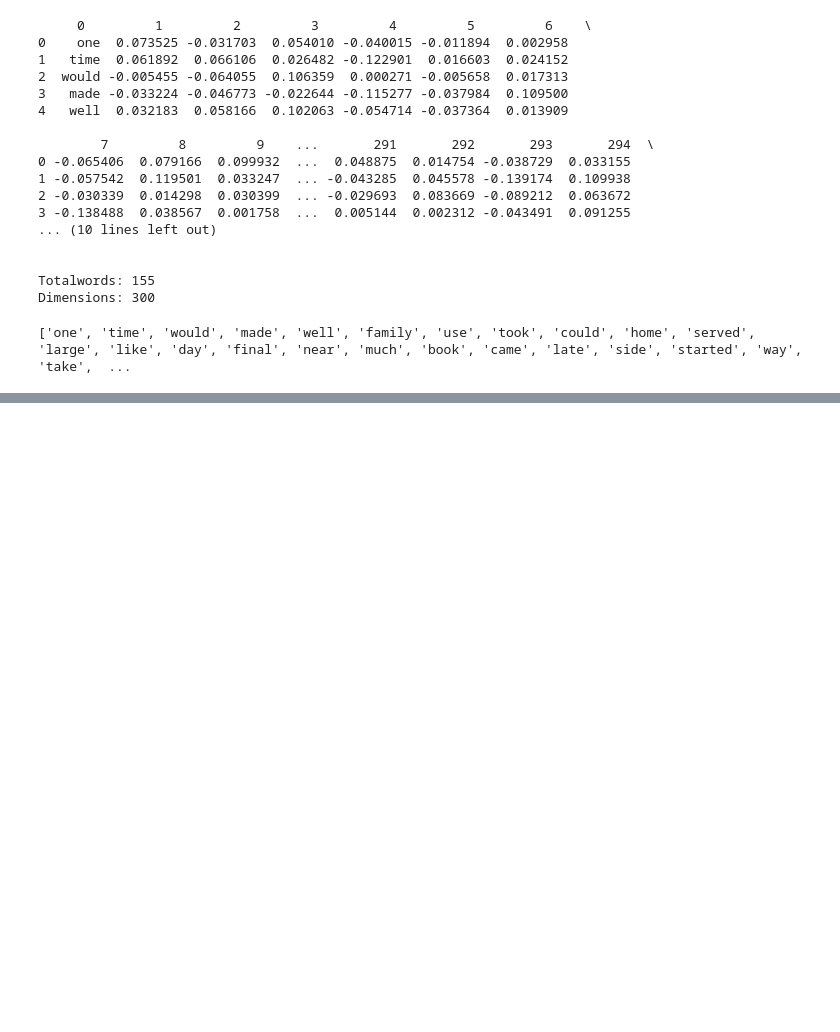
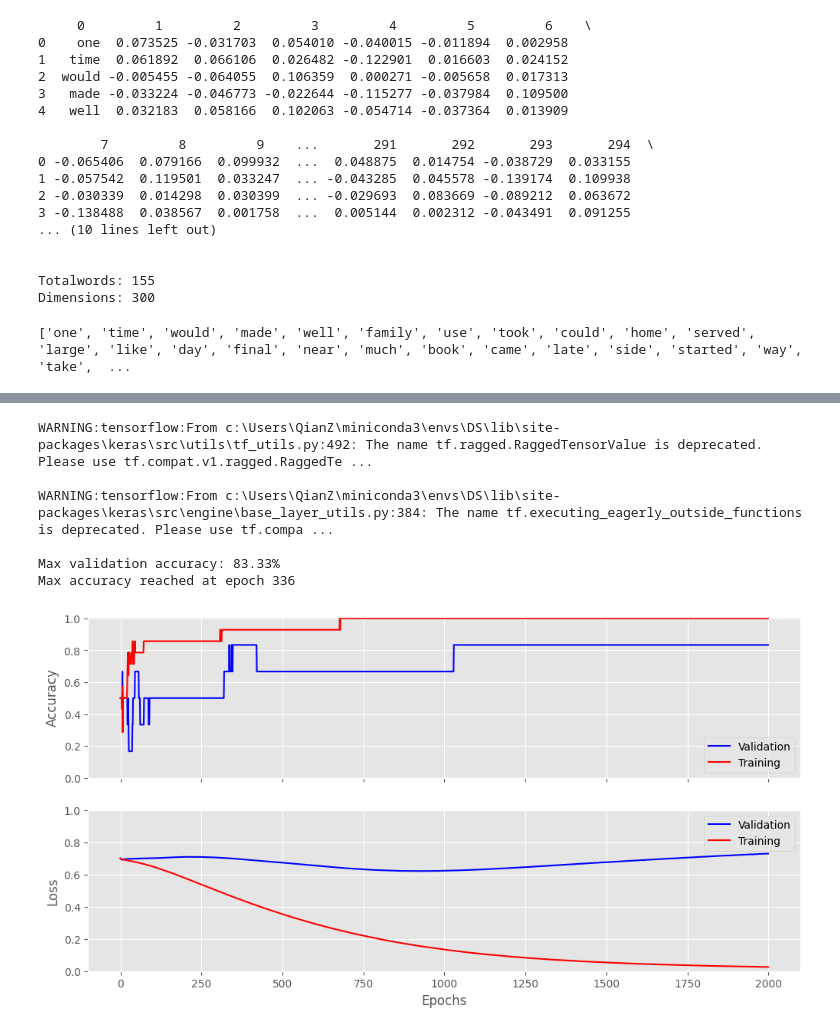
Before and after one commit to QianZeHao123/Text-Mining-and-Language-Analysis, a Jupyter notebook: workshop6/main.ipynb, the cells around one changed output, grey strips where cells are left out. Saved outputs shown, nothing was run; the diff lists cells and outputs as text; code cells hidden in the pictures; blank space fills up the shorter version.

```diff
--- a/workshop6/main.ipynb
+++ b/workshop6/main.ipynb
@@ -36,0 +250,5 @@ print(available_words)
+# %%
+from sklearn import preprocessing
+le = preprocessing.LabelEncoder() # Create labelEncoder
+labels_encoded=le.fit_transform(label) # Encode labels to numbers
+print(label,"->",labels_encoded)
@@ -36,0 +307,8 @@ print(available_words)
+# %%
+import tensorflow as tf
+EMBEDDING_SIZE = 300
+model = tf.keras.models.Sequential() # Create a sequential neural network model
+model.add(tf.keras.Input(shape=(EMBEDDING_SIZE,))) # The input size will be equal to the embedding size
+model.add(tf.keras.layers.Dense(5, activation='relu')) # 1st hidden layer has a size of 5 neurons
+model.add(tf.keras.layers.Dense(2, activation='softmax')) # Output layer has a size of 2 neurons
+model.summary() # Print a summary of the model
@@ -36,0 +331,42 @@ print(available_words)
+# %%
+import matplotlib.pyplot as plt
+# Define Adam optimiser and set learning rate to 0.001
+opt = tf.keras.optimizers.Adam(learning_rate=0.001)
+# Compile model using sparse categorical cross entropy loss as loss function and the Adam optimiser
+model.compile(optimizer=opt, loss='sparse_categorical_crossentropy', metrics='accuracy')
+EPOCHS = 2000 # Train model for 2000 epochs
+# Convert data to numpy arrays
+X_train = np.array(training_features)
+y_train = np.array(training_labels)
+X_test = np.array(test_features)
+y_test = np.array(test_labels)
+# Train model and store the loss and the metrics for each epoch in the history variable
+history = model.fit(x=X_train, y=y_train, validation_data=(X_test,y_test),epochs=EPOCHS,verbose=0)
+# Plot training progress
+plt.style.use('ggplot')
+fig, (ax1, ax2) = plt.subplots(2, figsize=(12, 6), sharex=True)
+ax1.set_ylim([0, 1.01])
+ax1.plot(history.history['val_accuracy'],'b')
+ax1.set_ylabel("Accuracy")
+ax1.plot(history.history['accuracy'],'r')
+ax1.legend(['Validation','Training'])
+ax2.set_ylim([0, 1])
+ax2.plot(history.history['val_loss'],'b')
+ax2.plot(history.history['loss'],'r')
+ax2.set_ylabel("Loss")
+ax2.set_xlabel("Epochs")
+ax2.legend(['Validation','Training'])
+
+print("Max validation accuracy: %.2f%s" % (max(history.history['val_accuracy'])*100,"%"))
+for i in range(EPOCHS):
+    if(history.history['val_accuracy'][i] == max(history.history['val_accuracy'])):
+        print("Max accuracy reached at epoch",i)
+        break
+# %% [output]
+WARNING:tensorflow:From c:\Users\QianZ\miniconda3\envs\DS\lib\site-packages\keras\src\utils\tf_utils.py:492: The name tf.ragged.RaggedTensorValue is deprecated. Please use tf.compat.v1.ragged.RaggedTe ...
+
+WARNING:tensorflow:From c:\Users\QianZ\miniconda3\envs\DS\lib\site-packages\keras\src\engine\base_layer_utils.py:384: The name tf.executing_eagerly_outside_functions is deprecated. Please use tf.compa ...
+
+Max validation accuracy: 83.33%
+Max accuracy reached at epoch 336
+[figure, added]
```
Also changed, not shown: parts of 15 cells of this notebook.
